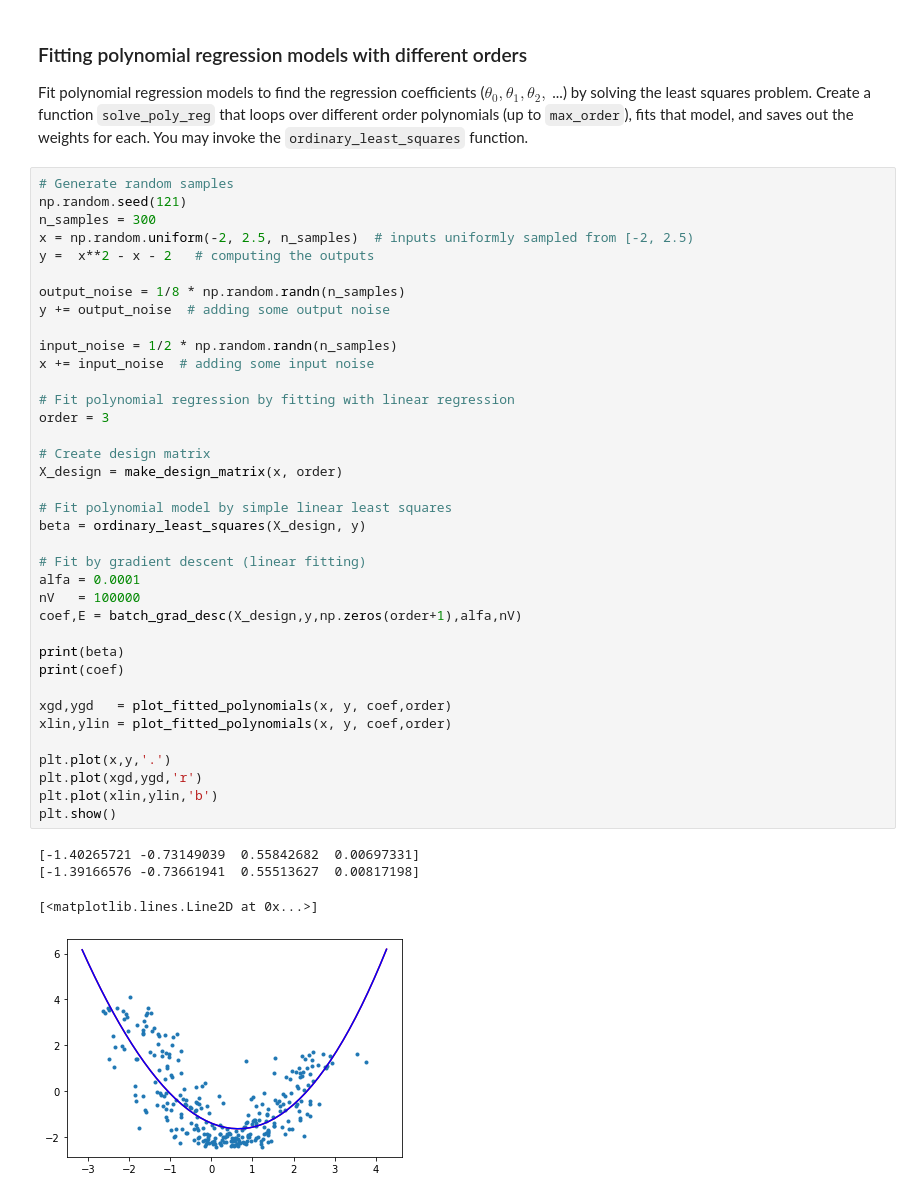
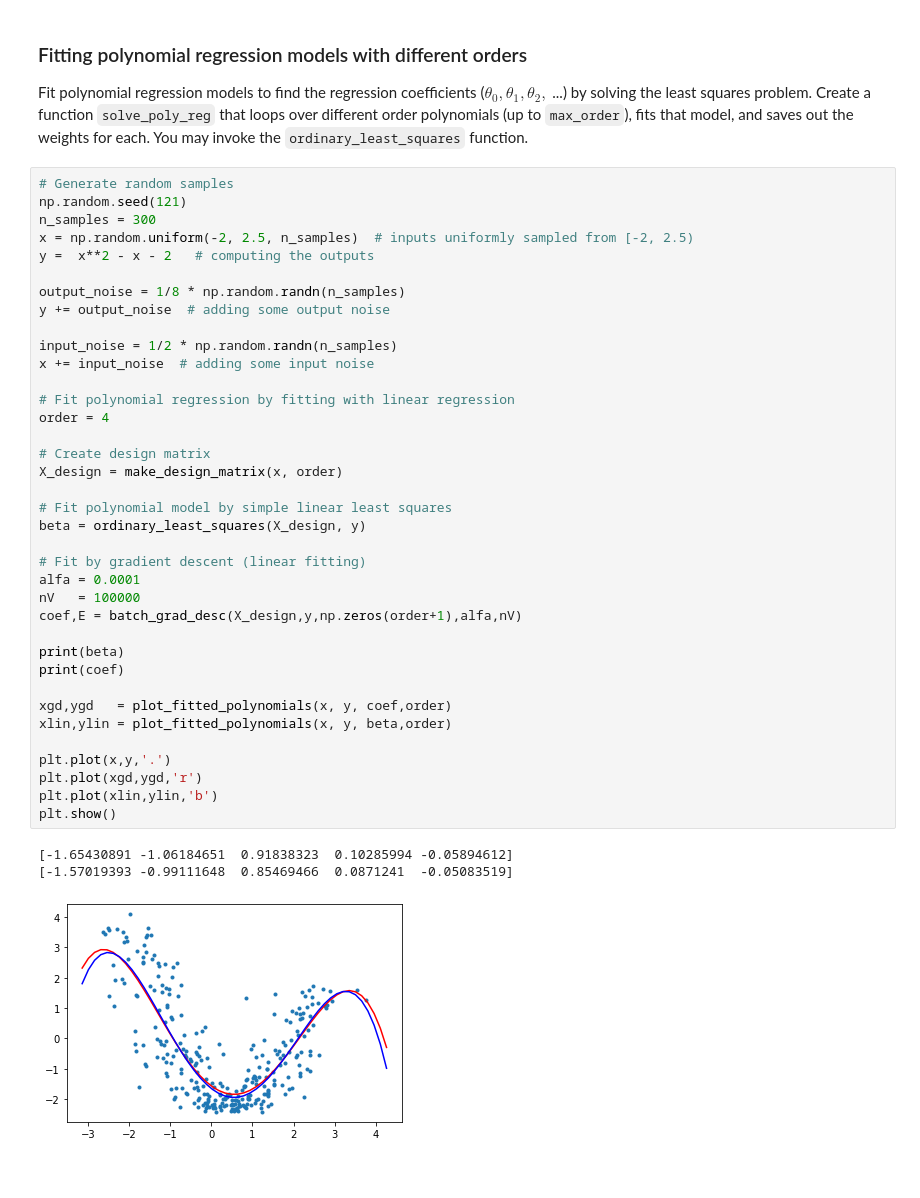
Before and after one commit to Tizartijo/LearnPhy_ML, a Jupyter notebook: Gradient_descent.ipynb, the cells around one changed output. Drawn from its saved outputs; the diff is of its cells as text.

```diff
--- a/Gradient_descent.ipynb
+++ b/Gradient_descent.ipynb
@@ -197,36 +207,35 @@ y =  x**2 - x - 2   # computing the outputs
 
 output_noise = 1/8 * np.random.randn(n_samples)
 y += output_noise  # adding some output noise
 
 input_noise = 1/2 * np.random.randn(n_samples)
 x += input_noise  # adding some input noise
 
 # Fit polynomial regression by fitting with linear regression
-order = 3
+order = 4
 
 # Create design matrix
 X_design = make_design_matrix(x, order)
 
 # Fit polynomial model by simple linear least squares
 beta = ordinary_least_squares(X_design, y)
 
 # Fit by gradient descent (linear fitting)
 alfa = 0.0001
 nV   = 100000
 coef,E = batch_grad_desc(X_design,y,np.zeros(order+1),alfa,nV)
 
 print(beta)
 print(coef)
 
 xgd,ygd   = plot_fitted_polynomials(x, y, coef,order)
-xlin,ylin = plot_fitted_polynomials(x, y, coef,order)
+xlin,ylin = plot_fitted_polynomials(x, y, beta,order)
 
 plt.plot(x,y,'.')
 plt.plot(xgd,ygd,'r')
 plt.plot(xlin,ylin,'b')
 plt.show()
 # %% [output]
-[-1.40265721 -0.73149039  0.55842682  0.00697331]
-[-1.39166576 -0.73661941  0.55513627  0.00817198]
+[-1.65430891 -1.06184651  0.91838323  0.10285994 -0.05894612]
+[-1.57019393 -0.99111648  0.85469466  0.0871241  -0.05083519]
-[<matplotlib.lines.Line2D at 0x...>]
-[figure, old version]
+[figure, new version]
```
Also changed, not shown: parts of 11 cells of this notebook.
